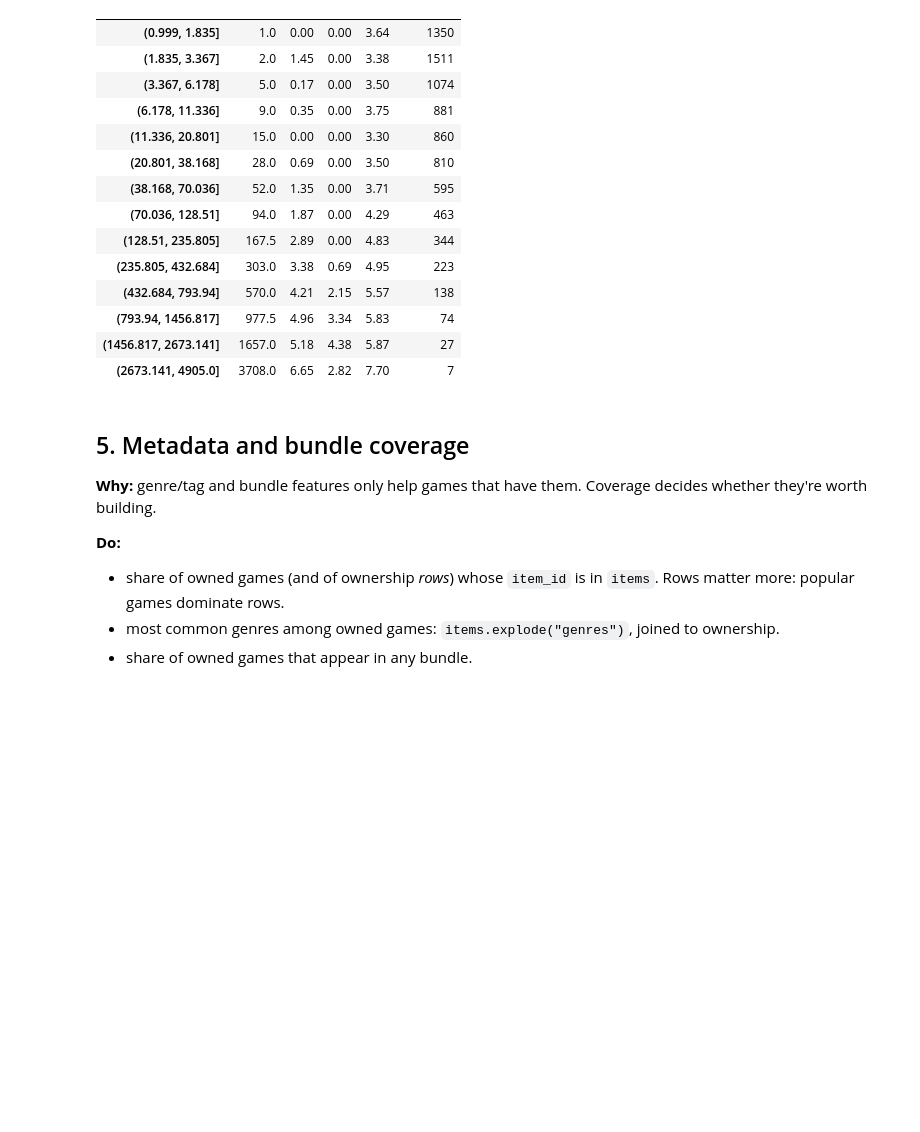
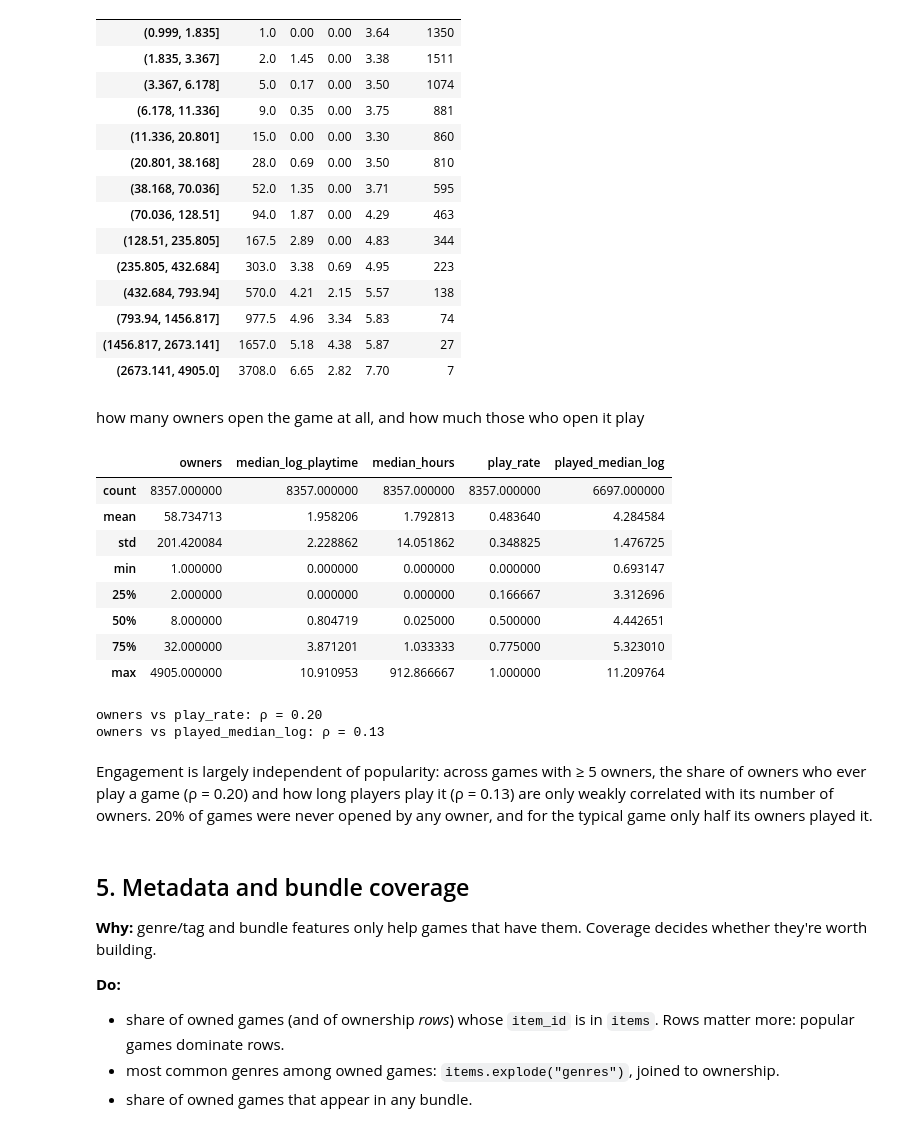
Before and after one commit to kberesfo/cse-258-assignment-2, a Jupyter notebook: notebooks/eda.ipynb, the cells around one changed output. Saved outputs shown, nothing was run; the diff lists cells and outputs as text; code cells hidden in the pictures; blank space fills up the shorter version.

```diff
--- a/notebooks/eda.ipynb
+++ b/notebooks/eda.ipynb
@@ -280,6 +281,37 @@ Spearman ρ = 0.19 across 5,013 games with ≥ 5 owners
 | (793.94, 1456.817] | 977.5 | 4.96 | 3.34 | 5.83 | 74 |
 | (1456.817, 2673.141] | 1657.0 | 5.18 | 4.38 | 5.87 | 27 |
 | (2673.141, 4905.0] | 3708.0 | 6.65 | 2.82 | 7.70 | 7 |
+# %% [markdown]
+how many owners open the game at all, and how much those who open it play
+# %%
+per_game = owned.groupby("item_id").agg(
+    owners=("user_id", "size"),
+    median_log_playtime=("log_playtime", "median"),
+    median_hours=("playtime_forever", lambda s: s.median() / 60),
+    play_rate=("playtime_forever", lambda s: (s > 0).mean()),
+    played_median_log=("log_playtime", lambda s: s[s > 0].median()),
+)
+per_game.describe()
+# %% [output]
+|  | owners | median_log_playtime | median_hours | play_rate | played_median_log |
+| count | 8357.000000 | 8357.000000 | 8357.000000 | 8357.000000 | 6697.000000 |
+| mean | 58.734713 | 1.958206 | 1.792813 | 0.483640 | 4.284584 |
+| std | 201.420084 | 2.228862 | 14.051862 | 0.348825 | 1.476725 |
+| min | 1.000000 | 0.000000 | 0.000000 | 0.000000 | 0.693147 |
+| 25% | 2.000000 | 0.000000 | 0.000000 | 0.166667 | 3.312696 |
+| 50% | 8.000000 | 0.804719 | 0.025000 | 0.500000 | 4.442651 |
+| 75% | 32.000000 | 3.871201 | 1.033333 | 0.775000 | 5.323010 |
+| max | 4905.000000 | 10.910953 | 912.866667 | 1.000000 | 11.209764 |
+# %%
+f = per_game[per_game.owners >= MIN_OWNERS]
+for col in ("play_rate", "played_median_log"):
+    rho, _ = spearmanr(f.owners, f[col], nan_policy="omit")
+    print(f"owners vs {col}: ρ = {rho:.2f}")
+# %% [output]
+owners vs play_rate: ρ = 0.20
+owners vs played_median_log: ρ = 0.13
+# %% [markdown]
+Engagement is largely independent of popularity: across games with ≥ 5 owners, the share of owners who ever play a game (ρ = 0.20) and how long players play it (ρ = 0.13) are only weakly correlated with its number of owners. 20% of games were never opened by any owner, and for the typical game only half its owners played it.
 # %% [markdown]
 ## 5. Metadata and bundle coverage
 **Why:** genre/tag and bundle features only help games that have them. Coverage
```
Also changed, not shown: parts of 2 cells of this notebook.
